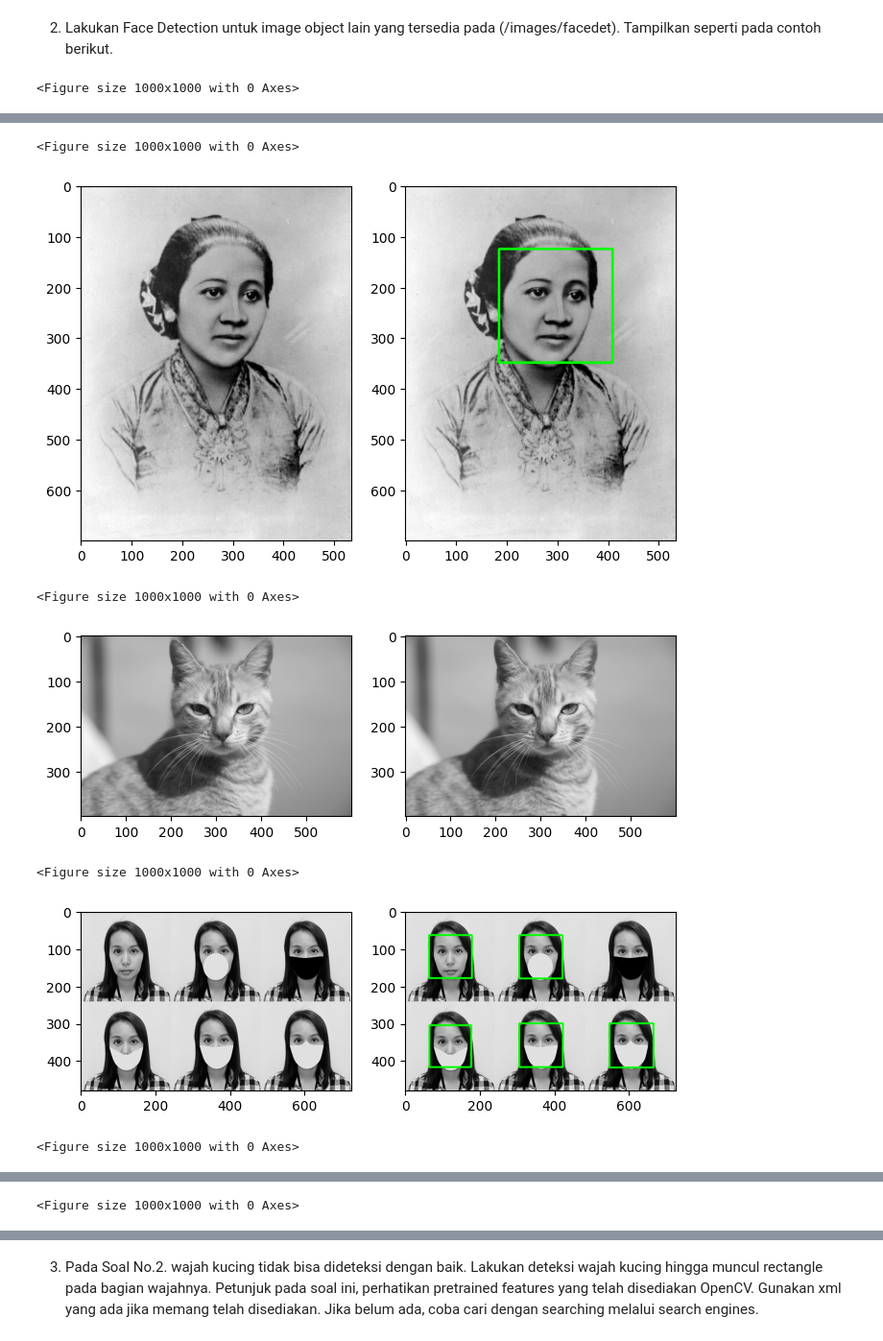
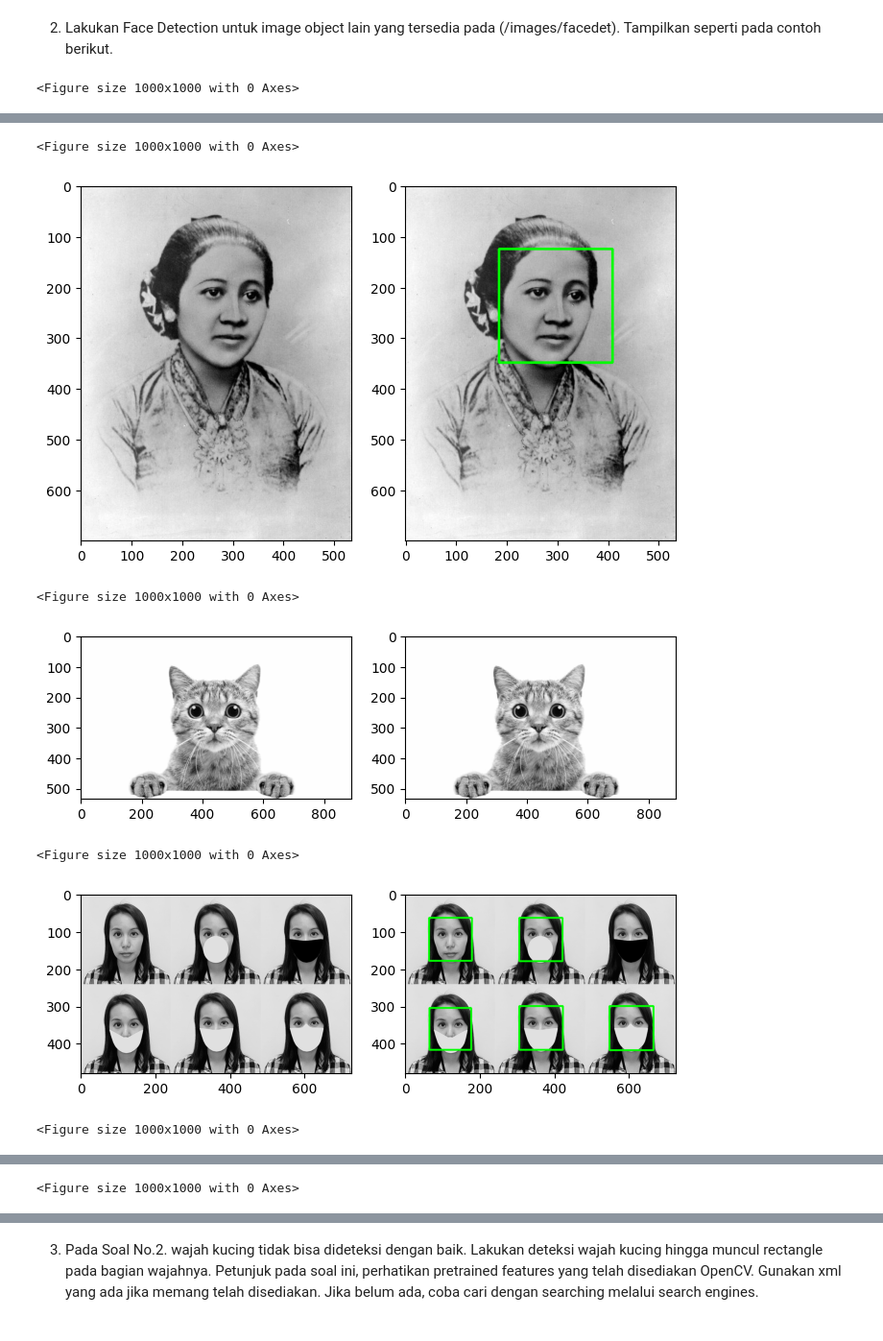
Before and after one commit to hilmimughid/PCVK_Ganjil_2023, a Jupyter notebook: Week_12.ipynb, the cells around one changed output, grey strips where cells are left out. Shown at 96% size. Saved outputs shown, nothing was run; the diff lists cells and outputs as text; code cells hidden in the pictures.

```diff
--- a/Week_12.ipynb
+++ b/Week_12.ipynb
@@ -28,92 +28,117 @@ Mounted at /content/drive
 2. Lakukan Face Detection untuk image object lain yang tersedia pada (/images/facedet).
 Tampilkan seperti pada contoh berikut.
 # %%
+# Membuat objek CascadeClassifier dengan file haarcascade untuk deteksi wajah
 cascade_wajah = cv2.CascadeClassifier('/content/drive/MyDrive/PCVK/Images/haarcascades/haarcascade_frontalface_alt.xml')
 
+# Membaca gambar 'jokowi.jpg', mengubahnya ke RGB, dan membuat salinan
 jokowi = cv2.imread('/content/drive/MyDrive/PCVK/Images/facedet/jokowi.jpg')
 jokowi_rgb = cv2.cvtColor(jokowi, cv2.COLOR_BGR2RGB)
 jokowi_fd = jokowi_rgb.copy()
 
+# Membaca gambar 'kartini.jpg', mengubahnya ke RGB, dan membuat salinan
 kartini = cv2.imread('/content/drive/MyDrive/PCVK/Images/facedet/kartini.jpg',0)
 kartini_rgb = cv2.cvtColor(kartini, cv2.COLOR_BGR2RGB)
 kartini_fd = kartini_rgb.copy()
 
-kucing = cv2.imread('/content/drive/MyDrive/PCVK/Images/facedet/mycat.jpg',0)
+# Membaca gambar 'mycat.jpg', mengubahnya ke RGB, dan membuat salinan
+kucing = cv2.imread('/content/drive/MyDrive/PCVK/Images/facedet/kucing.jpg',0)
 kucing_rgb = cv2.cvtColor(kucing, cv2.COLOR_BGR2RGB)
 kucing_fd = kucing_rgb.copy()
 
+# Membaca gambar 'mask.png', mengubahnya ke RGB, dan membuat salinan
 mask = cv2.imread('/content/drive/MyDrive/PCVK/Images/facedet/mask.png',0)
 mask_rgb = cv2.cvtColor(mask, cv2.COLOR_BGR2RGB)
 mask_fd = mask_rgb.copy()
 
+# Membaca gambar 'mjordan.jpg', mengubahnya ke RGB, dan membuat salinan
 mjordan = cv2.imread('/content/drive/MyDrive/PCVK/Images/facedet/mjordan.jpg',0)
 mjordan_rgb = cv2.cvtColor(mjordan, cv2.COLOR_BGR2RGB)
 mjordan_fd = mjordan_rgb.copy()
 
+# Membaca gambar 'solvayconf.jpg', mengubahnya ke RGB, dan membuat salinan
 solvayconf = cv2.imread('/content/drive/MyDrive/PCVK/Images/facedet/solvayconf.jpg',0)
 solvayconf_rgb = cv2.cvtColor(solvayconf, cv2.COLOR_BGR2RGB)
 solvayconf_fd = solvayconf_rgb.copy()
 
+# Mendeteksi wajah pada gambar 'jokowi.jpg' dan menggambar kotak hijau di sekitar wajah yang terdeteksi
 fd_jokowi = cascade_wajah.detectMultiScale(jokowi_fd)
 for(x,y,w,h) in fd_jokowi:
   cv2.rectangle(jokowi_fd, (x,y),(x+w,y+h), (0,255,0), 3)
+
+# Menampilkan gambar 'jokowi.jpg' sebelum dan sesudah deteksi wajah
 plt.figure(figsize = (10,10))
 f, axarr = plt. subplots(1,2,figsize=(8,8))
 plt.subplot(121),plt.imshow(jokowi_rgb)
 plt.subplot(122),plt.imshow(jokowi_fd)
 plt.show()
 
+# Mendeteksi wajah pada gambar 'kartini.jpg' dan menggambar kotak hijau di sekitar wajah yang terdeteksi
 fd_kartini = cascade_wajah.detectMultiScale(kartini_fd)
 for(x,y,w,h) in fd_kartini:
   cv2.rectangle(kartini_fd, (x,y),(x+w,y+h), (0,255,0), 3)
+
+# Menampilkan gambar 'kartini.jpg' sebelum dan sesudah deteksi wajah
 plt.figure(figsize = (10,10))
 f, axarr = plt. subplots(1,2,figsize=(8,8))
 plt.subplot(121),plt.imshow(kartini_rgb,cmap='gray')
 plt.subplot(122),plt.imshow(kartini_fd,cmap='gray')
 plt.show()
 
+# Mendeteksi wajah pada gambar 'kucing.jpg' dan menggambar kotak hijau di sekitar wajah yang terdeteksi
 fd_kucing = cascade_wajah.detectMultiScale(kucing_fd)
 for(x,y,w,h) in fd_kucing:
   cv2.rectangle(kucing_fd, (x,y),(x+w,y+h), (0,255,0), 3)
+
+# Menampilkan gambar 'kucing.jpg' sebelum dan sesudah deteksi wajah
 plt.figure(figsize = (10,10))
 f, axarr = plt. subplots(1,2,figsize=(8,8))
 plt.subplot(121),plt.imshow(kucing_rgb,cmap='gray')
 plt.subplot(122),plt.imshow(kucing_fd,cmap='gray')
 plt.show()
 
+# Mendeteksi wajah pada gambar 'mask.jpg' dan menggambar kotak hijau di sekitar wajah yang terdeteksi
 fd_mask = cascade_wajah.detectMultiScale(mask_fd)
 for(x,y,w,h) in fd_mask:
   cv2.rectangle(mask_fd, (x,y),(x+w,y+h), (0,255,0), 3)
+
+# Menampilkan gambar 'mask.jpg' sebelum dan sesudah deteksi wajah
 plt.figure(figsize = (10,10))
 f, axarr = plt. subplots(1,2,figsize=(8,8))
 plt.subplot(121),plt.imshow(mask_rgb,cmap='gray')
 plt.subplot(122),plt.imshow(mask_fd,cmap='gray')
 plt.show()
 
+# Mendeteksi wajah pada gambar 'mjordan.jpg' dan menggambar kotak hijau di sekitar wajah yang terdeteksi
 fd_mjordan = cascade_wajah.detectMultiScale(mjordan_fd)
 for(x,y,w,h) in fd_mjordan:
   cv2.rectangle(mjordan_fd, (x,y),(x+w,y+h), (0,255,0), 3)
+
+# Menampilkan gambar 'mjordan.jpg' sebelum dan sesudah deteksi wajah
 plt.figure(figsize = (10,10))
 f, axarr = plt. subplots(1,2,figsize=(8,8))
 plt.subplot(121),plt.imshow(mjordan_rgb,cmap='gray')
 plt.subplot(122),plt.imshow(mjordan_fd,cmap='gray')
 plt.show()
 
+# Mendeteksi wajah pada gambar 'solvayconf.jpg' dan menggambar kotak hijau di sekitar wajah yang terdeteksi
 fd_solvayconf = cascade_wajah.detectMultiScale(solvayconf_fd)
 for(x,y,w,h) in fd_solvayconf:
   cv2.rectangle(solvayconf_fd, (x,y),(x+w,y+h), (0,255,0), 3)
+
+# Menampilkan gambar 'solvayconf.jpg' sebelum dan sesudah deteksi wajah
 plt.figure(figsize = (10,10))
 f, axarr = plt. subplots(1,2,figsize=(8,8))
 plt.subplot(121),plt.imshow(solvayconf_rgb,cmap='gray')
 plt.subplot(122),plt.imshow(solvayconf_fd,cmap='gray')
 plt.show()
 # %% [output]
 <Figure size 1000x1000 with 0 Axes>
 [figure]
 <Figure size 1000x1000 with 0 Axes>
 [figure]
 <Figure size 1000x1000 with 0 Axes>
-[figure, old version]
+[figure, new version]
 <Figure size 1000x1000 with 0 Axes>
 [figure]
 <Figure size 1000x1000 with 0 Axes>
```
Also changed, not shown: parts of 16 cells of this notebook.
